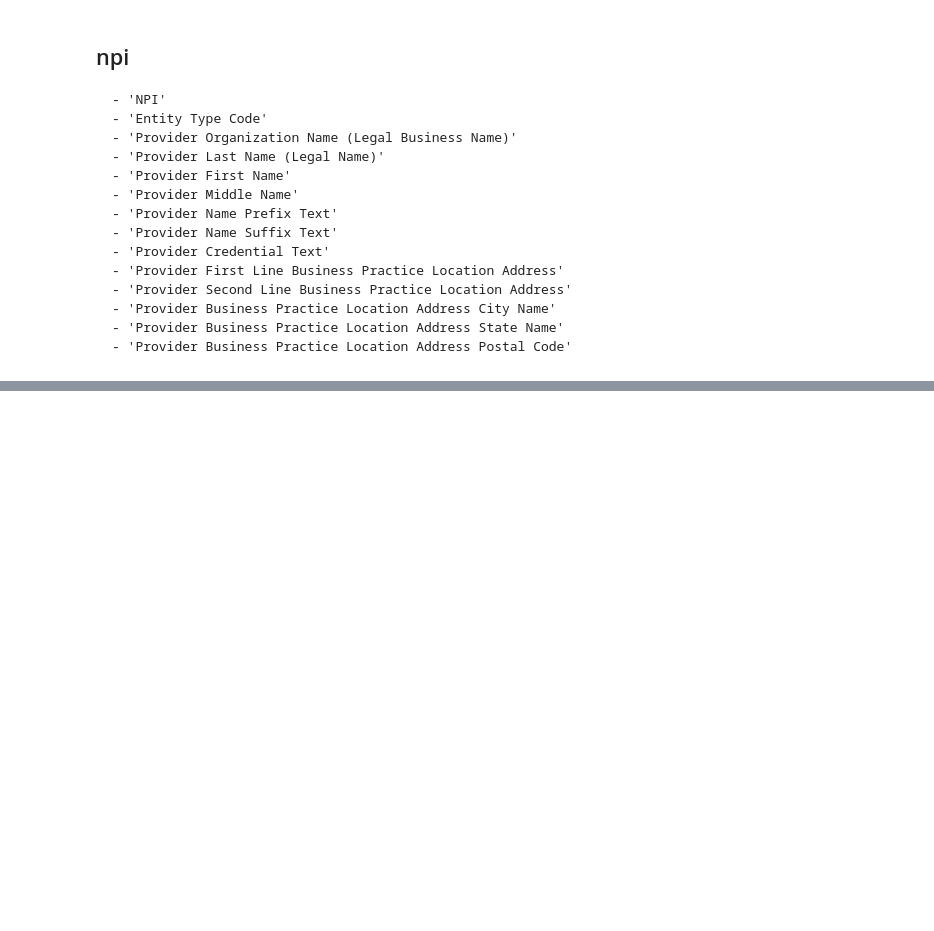
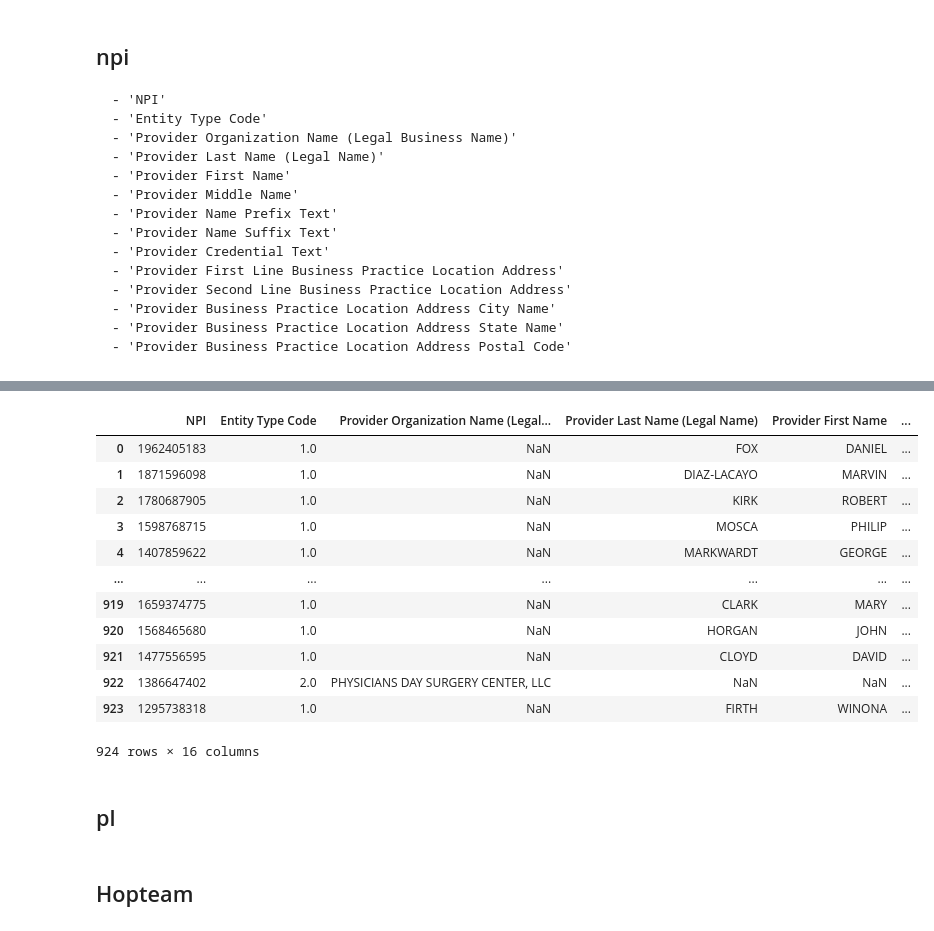
Before and after one commit to VahidehRasekhi/hop_team-hotdogs, a Jupyter notebook: scripts/build_sqlite_dbs.ipynb, the cells around one changed output, grey strips where cells are left out. Cells and saved outputs as stored; diff of their text form; code cells hidden in the pictures; blank space fills up the shorter version.

```diff
--- a/scripts/build_sqlite_dbs.ipynb
+++ b/scripts/build_sqlite_dbs.ipynb
@@ -135,8 +66,22 @@ Index(['NPI', 'Replacement NPI', 'NPI Deactivation Reason Code',
 # %%
+taxes = npi_chunk1.filter(regex = '^NPI$|(Taxonomy (Code|Switch))')
+
 taxes_code_long = taxes.melt(id_vars = [col for col in taxes.columns if 'NPI' in col or 'Taxonomy Switch' in col],
            var_name = 'Taxonomy Code Number',
            value_name = 'Taxonomy Code'
           )
 taxes_long = taxes_code_long.melt(id_vars = [col for col in taxes_code_long.columns if 'NPI' in col or 'Taxonomy Code' in col],
                  var_name = 'Taxonomy Switch Number',
-                 value_name = 'Taxonomy Switch')
+                 value_name = 'Taxonomy Switch'
+            )
+
+taxes_long['Taxonomy Code Number'] = taxes_long['Taxonomy Code Number'].str.extract('(\d+)')
+taxes_long['Taxonomy Switch Number'] = taxes_long['Taxonomy Switch Number'].str.extract('(\d+)')
+
+primary_taxes = (taxes_long[(taxes_long['Taxonomy Code Number'] == taxes_long['Taxonomy Switch Number'])
+                &
+                (taxes_long['Taxonomy Switch'] == 'Y')]
+                .drop(columns = ['Taxonomy Code Number','Taxonomy Switch Number'])
+            )
+
+primary_taxes
@@ -162,0 +133,21 @@ primary_taxes
+# %%
+nppes_chunk = pd.merge(profile, primary_taxes)
+nppes_chunk
+# %% [output]
+|  | NPI | Entity Type Code | Provider Organization Name (Legal... | Provider Last Name (Legal Name) | Provider First Name | ... |
+| 0 | 1962405183 | 1.0 | NaN | FOX | DANIEL | ... |
+| 1 | 1871596098 | 1.0 | NaN | DIAZ-LACAYO | MARVIN | ... |
+| 2 | 1780687905 | 1.0 | NaN | KIRK | ROBERT | ... |
+| 3 | 1598768715 | 1.0 | NaN | MOSCA | PHILIP | ... |
+| 4 | 1407859622 | 1.0 | NaN | MARKWARDT | GEORGE | ... |
+| ... | ... | ... | ... | ... | ... | ... |
+| 919 | 1659374775 | 1.0 | NaN | CLARK | MARY | ... |
+| 920 | 1568465680 | 1.0 | NaN | HORGAN | JOHN | ... |
+| 921 | 1477556595 | 1.0 | NaN | CLOYD | DAVID | ... |
+| 922 | 1386647402 | 2.0 | PHYSICIANS DAY SURGERY CENTER, LLC | NaN | NaN | ... |
+| 923 | 1295738318 | 1.0 | NaN | FIRTH | WINONA | ... |
+924 rows × 16 columns
+# %% [markdown]
+## pl
+# %% [markdown]
+## Hopteam
```
Also changed, not shown: parts of 22 cells of this notebook.
